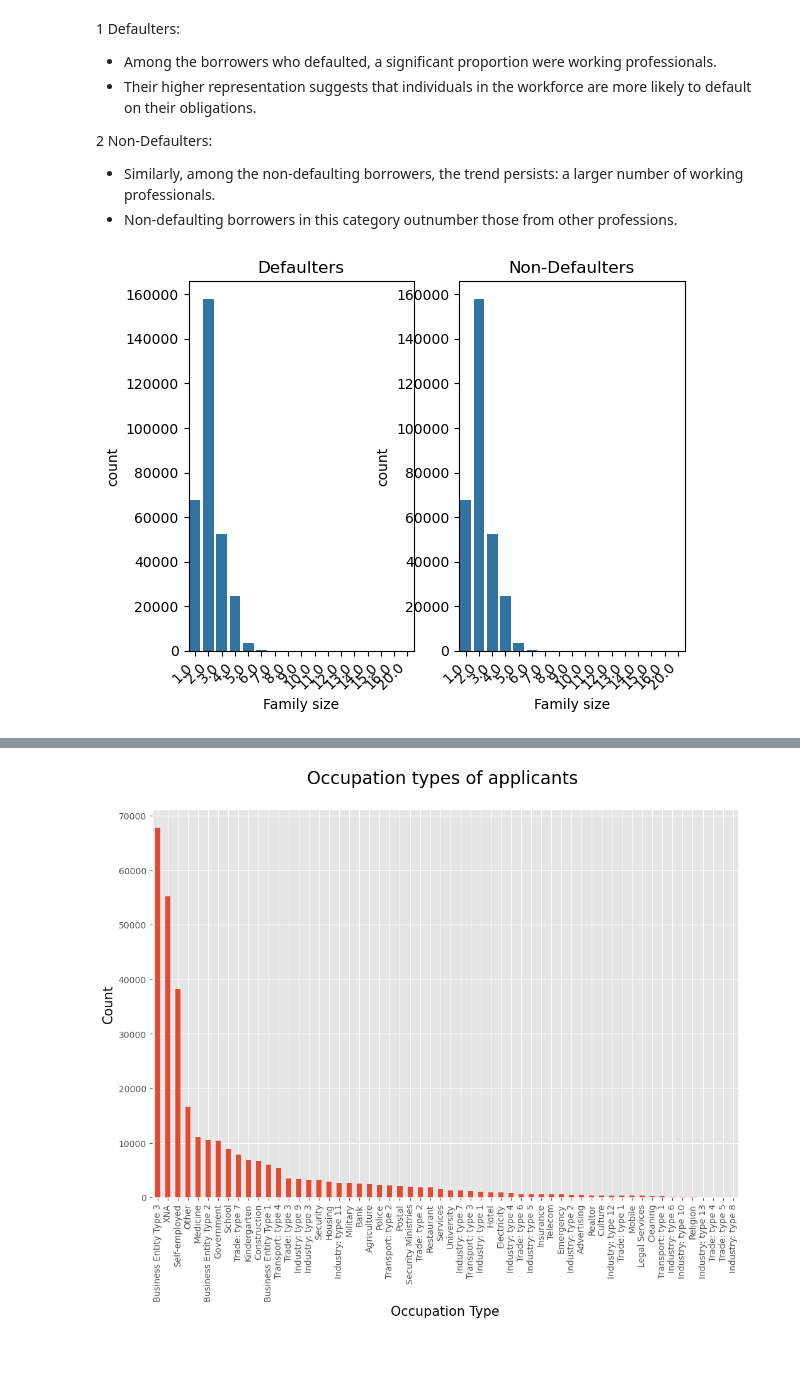
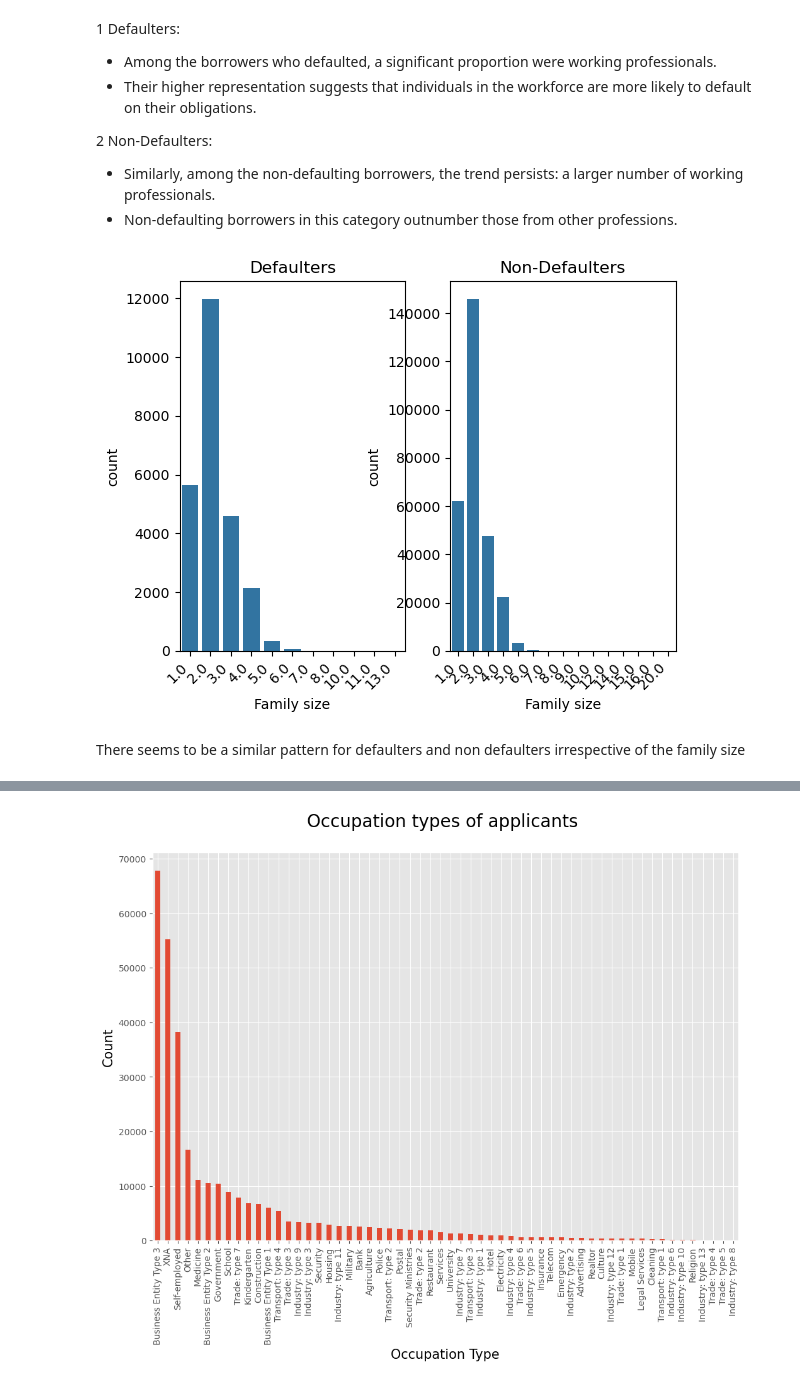
Before and after one commit to PrakNew/UpGrad, a Jupyter notebook: Credit EDA Case Study/credit-eda-case-study.ipynb, the cells around one changed output, grey strips where cells are left out. Drawn from its saved outputs; the diff is of its cells as text; code cells hidden in the pictures; blank space fills up the shorter version.

```diff
--- a/Credit EDA Case Study/credit-eda-case-study.ipynb
+++ b/Credit EDA Case Study/credit-eda-case-study.ipynb
@@ -501,20 +505,22 @@ temp = ax.set_xticklabels(ax.get_xticklabels(), rotation = 45, horizontalalignme
 # %%
 # Defaulters on the basis of Family size
 
 plt.subplot(1,2,1)
-ax = sns.countplot(x = 'CNT_FAM_MEMBERS',data=df_application_current)
+ax = sns.countplot(x = 'CNT_FAM_MEMBERS',data=df_defaulters)
 plt.title('Defaulters')
 ax.set(xlabel='Family size')
 temp = ax.set_xticklabels(ax.get_xticklabels(), rotation = 45, horizontalalignment='right')
 
 
 plt.subplot(1,2,2)
-ax = sns.countplot(x = 'CNT_FAM_MEMBERS',data=df_application_current)
+ax = sns.countplot(x = 'CNT_FAM_MEMBERS',data=df_non_defaulters)
 plt.title('Non-Defaulters')
 ax.set(xlabel='Family size')
 temp = ax.set_xticklabels(ax.get_xticklabels(), rotation = 45, horizontalalignment='right')
 # %% [output]
-[figure, old version]
+[figure, new version]
+# %% [markdown]
+There seems to be a similar pattern for defaulters and non defaulters irrespective of the family size
 # %%
 plt.subplot(1,2,1)
 plt.title('Defaulters')
```
Also changed, not shown: parts of 11 cells of this notebook.
